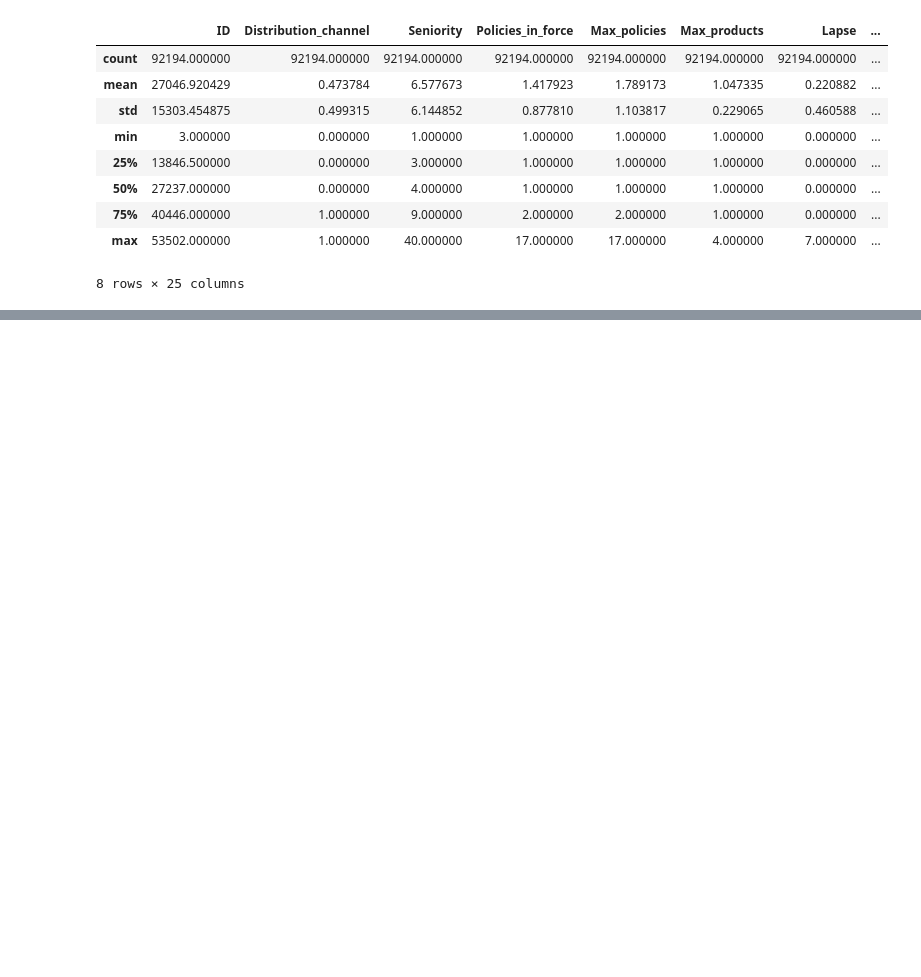
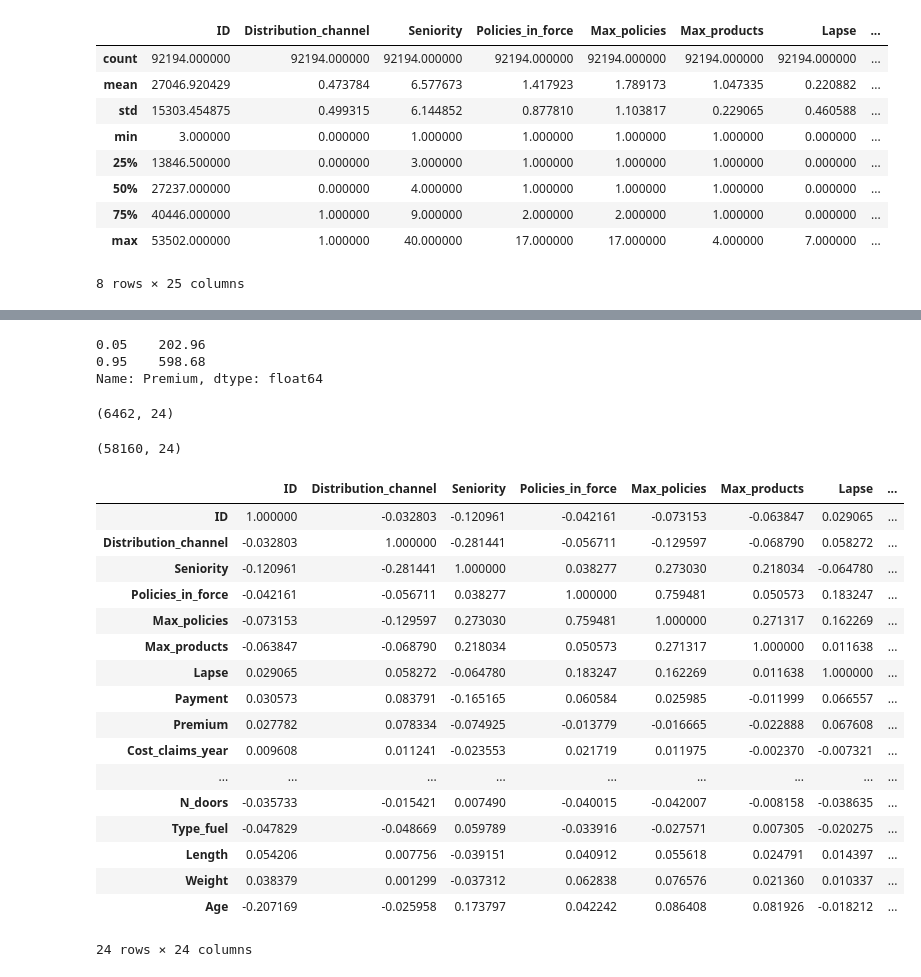
Before and after one commit to shoe-bin/Springboard-Projects, a Jupyter notebook: CapstoneProject/Notebooks/Preprocessing_and_Training.ipynb, the cells around one changed output, grey strips where cells are left out. Cells and saved outputs as stored; diff of their text form; code cells hidden in the pictures; blank space fills up the shorter version.

```diff
--- a/CapstoneProject/Notebooks/Preprocessing_and_Training.ipynb
+++ b/CapstoneProject/Notebooks/Preprocessing_and_Training.ipynb
@@ -155,0 +235,33 @@ auto_df.describe()
+# %%
+test = auto_df_sub['Premium'].quantile([.05,.95])
+print(test)
+auto_df_sub[auto_df_sub['Premium'] > 498.80].shape
+# %% [output]
+0.05    202.96
+0.95    598.68
+Name: Premium, dtype: float64
+(6462, 24)
+# %%
+cut_auto_df_sub = auto_df_sub[(auto_df_sub['Premium'] <= test[.95]) & (auto_df_sub['Premium'] >= test[.05])]
+print(cut_auto_df_sub.shape)
+cut_auto_df_sub.corr()
+# %% [output]
+(58160, 24)
+|  | ID | Distribution_channel | Seniority | Policies_in_force | Max_policies | Max_products | Lapse | ... |
+| ID | 1.000000 | -0.032803 | -0.120961 | -0.042161 | -0.073153 | -0.063847 | 0.029065 | ... |
+| Distribution_channel | -0.032803 | 1.000000 | -0.281441 | -0.056711 | -0.129597 | -0.068790 | 0.058272 | ... |
+| Seniority | -0.120961 | -0.281441 | 1.000000 | 0.038277 | 0.273030 | 0.218034 | -0.064780 | ... |
+| Policies_in_force | -0.042161 | -0.056711 | 0.038277 | 1.000000 | 0.759481 | 0.050573 | 0.183247 | ... |
+| Max_policies | -0.073153 | -0.129597 | 0.273030 | 0.759481 | 1.000000 | 0.271317 | 0.162269 | ... |
+| Max_products | -0.063847 | -0.068790 | 0.218034 | 0.050573 | 0.271317 | 1.000000 | 0.011638 | ... |
+| Lapse | 0.029065 | 0.058272 | -0.064780 | 0.183247 | 0.162269 | 0.011638 | 1.000000 | ... |
+| Payment | 0.030573 | 0.083791 | -0.165165 | 0.060584 | 0.025985 | -0.011999 | 0.066557 | ... |
+| Premium | 0.027782 | 0.078334 | -0.074925 | -0.013779 | -0.016665 | -0.022888 | 0.067608 | ... |
+| Cost_claims_year | 0.009608 | 0.011241 | -0.023553 | 0.021719 | 0.011975 | -0.002370 | -0.007321 | ... |
+| ... | ... | ... | ... | ... | ... | ... | ... | ... |
+| N_doors | -0.035733 | -0.015421 | 0.007490 | -0.040015 | -0.042007 | -0.008158 | -0.038635 | ... |
+| Type_fuel | -0.047829 | -0.048669 | 0.059789 | -0.033916 | -0.027571 | 0.007305 | -0.020275 | ... |
+| Length | 0.054206 | 0.007756 | -0.039151 | 0.040912 | 0.055618 | 0.024791 | 0.014397 | ... |
+| Weight | 0.038379 | 0.001299 | -0.037312 | 0.062838 | 0.076576 | 0.021360 | 0.010337 | ... |
+| Age | -0.207169 | -0.025958 | 0.173797 | 0.042242 | 0.086408 | 0.081926 | -0.018212 | ... |
+24 rows × 24 columns
```
Also changed, not shown: parts of 43 cells of this notebook, 4 other files.
